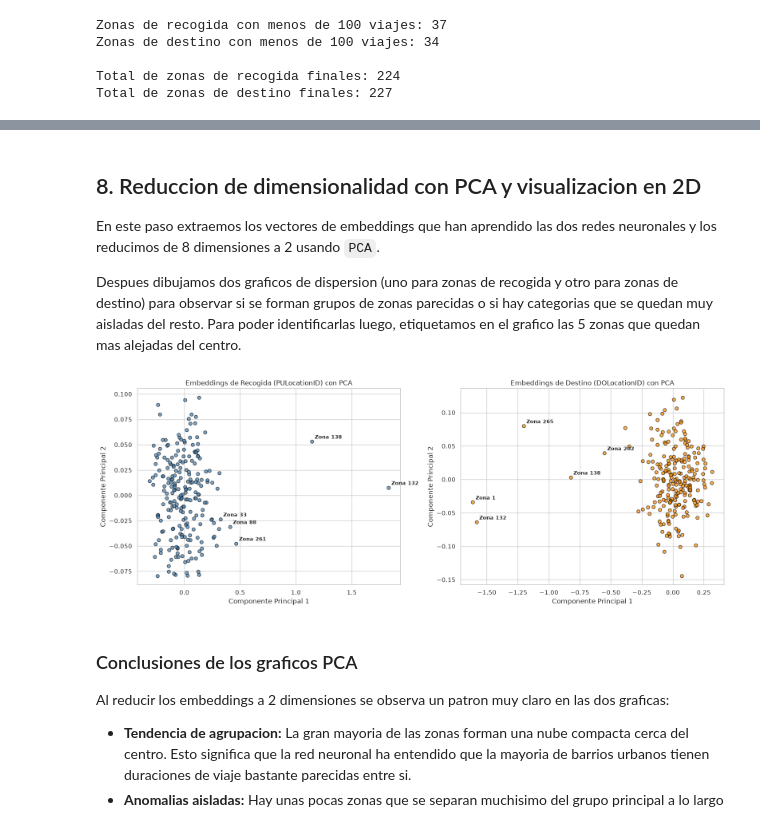
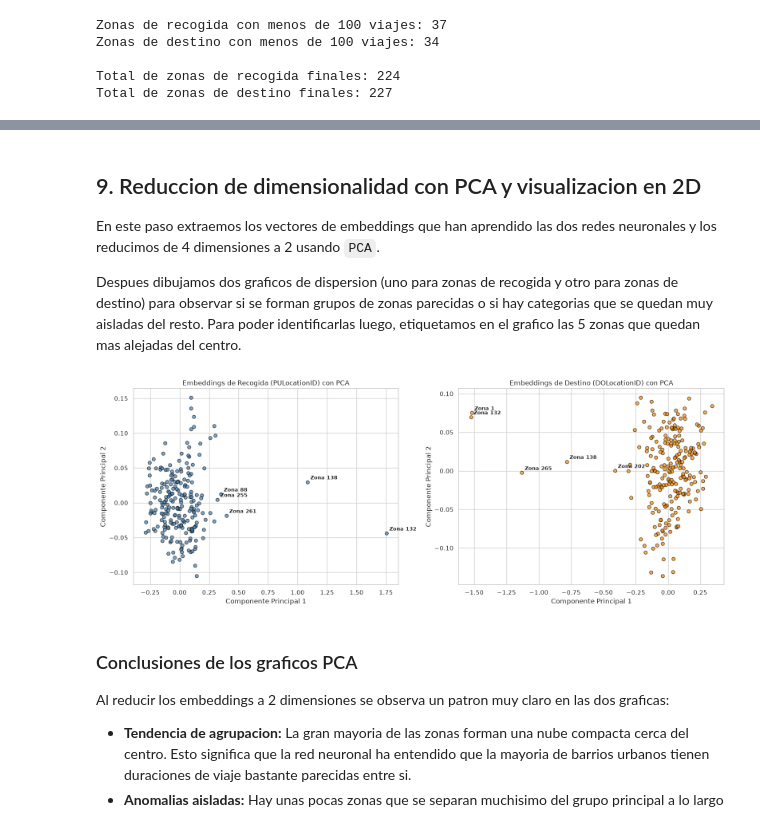
Before and after one commit to carlosOvies-dev/Sistemas_Aprendizaje_Automatico, a Jupyter notebook: 01_taxis_ny/analisis_taxis_ny.ipynb, the cells around one changed output, grey strips where cells are left out. Saved outputs shown, nothing was run; the diff lists cells and outputs as text; code cells hidden in the pictures.

Commit message:
Refactorizar redes con clase ModeloEntrenamiento y ajustar embeddings a 4 dimensiones

```diff
--- a/01_taxis_ny/analisis_taxis_ny.ipynb
+++ b/01_taxis_ny/analisis_taxis_ny.ipynb
@@ -433,0 +375,17 @@ Ya tenemos entrenadas las dos capas de embeddings (de 8 dimensiones cada una).
+# %%
+# separamos las entradas y la salida que queremos predecir
+entrada_recogida = tabla_viajes_taxis["zona_recogida_codificada"]
+entrada_destino = tabla_viajes_taxis["zona_destino_codificada"]
+objetivo_duracion = tabla_viajes_taxis["duracion_minutos"]
+
+# creamos las dos instancias independientes de nuestra clase
+modelo_recogida = ModeloEntrenamiento(cantidad_categorias=cantidad_zonas_recogida, tamano_embedding=4)
+modelo_destino = ModeloEntrenamiento(cantidad_categorias=cantidad_zonas_destino, tamano_embedding=4)
+
+# entrenamos el modelo de recogida
+print("--- Entrenando red de zonas de recogida ---")
+historial_recogida = modelo_recogida.entrenar(entrada_recogida, objetivo_duracion)
+
+# entrenamos el modelo de destino
+print("\n--- Entrenando red de zonas de destino ---")
+historial_destino = modelo_destino.entrenar(entrada_destino, objetivo_duracion)
@@ -434,15 +420,15 @@ Ya tenemos entrenadas las dos capas de embeddings (de 8 dimensiones cada una).
 # %% [markdown]
-## 8. Reduccion de dimensionalidad con PCA y visualizacion en 2D
+## 9. Reduccion de dimensionalidad con PCA y visualizacion en 2D
 
-En este paso extraemos los vectores de embeddings que han aprendido las dos redes neuronales y los reducimos de 8 dimensiones a 2 usando `PCA`.
+En este paso extraemos los vectores de embeddings que han aprendido las dos redes neuronales y los reducimos de 4 dimensiones a 2 usando `PCA`.
 
 Despues dibujamos dos graficos de dispersion (uno para zonas de recogida y otro para zonas de destino) para observar si se forman grupos de zonas parecidas o si hay categorias que se quedan muy aisladas del resto. Para poder identificarlas luego, etiquetamos en el grafico las 5 zonas que quedan mas alejadas del centro.
 # %%
-# sacamos los pesos (los vectores de 8 numeros) de cada capa de embedding
-embeddings_recogida = modelo_recogida.get_layer("embedding_recogida").get_weights()[0]
-embeddings_destino = modelo_destino.get_layer("embedding_destino").get_weights()[0]
+# sacamos los pesos (los vectores de 4 numeros) de cada capa de embedding
+embeddings_recogida = modelo_recogida.obtener_embeddings()
+embeddings_destino = modelo_destino.obtener_embeddings()
 
-# aplicamos PCA para bajar de 8 dimensiones a 2 y poder dibujarlos en un plano
+# aplicamos PCA para bajar de 4 dimensiones a 2 y poder dibujarlos en un plano
 pca_recogida = PCA(n_components=2, random_state=semilla_aleatoria).fit_transform(embeddings_recogida)
 pca_destino = PCA(n_components=2, random_state=semilla_aleatoria).fit_transform(embeddings_destino)
 
@@ -470,34 +456,34 @@ ejes[0].set_ylabel("Componente Principal 2")
 for indice in indices_extremos_recogida:
     ejes[0].annotate(
         f"Zona {codigos_reales_recogida[indice]}",
         (pca_recogida[indice, 0], pca_recogida[indice, 1]),
         xytext=(5, 5),
         textcoords="offset points",
         fontsize=9,
         fontweight="bold"
     )
 
 # grafica de zonas de destino
 ejes[1].scatter(pca_destino[:, 0], pca_destino[:, 1], alpha=0.7, color="darkorange", edgecolors="black")
 ejes[1].set_title("Embeddings de Destino (DOLocationID) con PCA")
 ejes[1].set_xlabel("Componente Principal 1")
 ejes[1].set_ylabel("Componente Principal 2")
 
 # ponemos el numero de zona real a los 5 puntos mas extremos de destino
 for indice in indices_extremos_destino:
     ejes[1].annotate(
         f"Zona {codigos_reales_destino[indice]}",
         (pca_destino[indice, 0], pca_destino[indice, 1]),
         xytext=(5, 5),
         textcoords="offset points",
         fontsize=9,
         fontweight="bold"
     )
 
 plt.tight_layout()
 plt.show()
 # %% [output]
-[figure, old version]
+[figure, new version]
 # %% [markdown]
 ### Conclusiones de los graficos PCA
 
```
Also changed, not shown: parts of 14 cells of this notebook.
